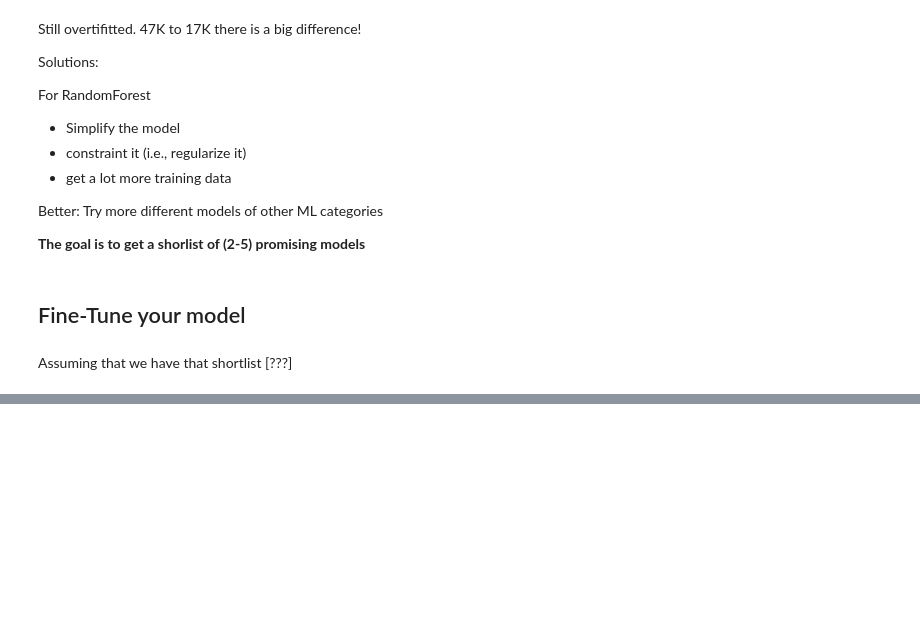
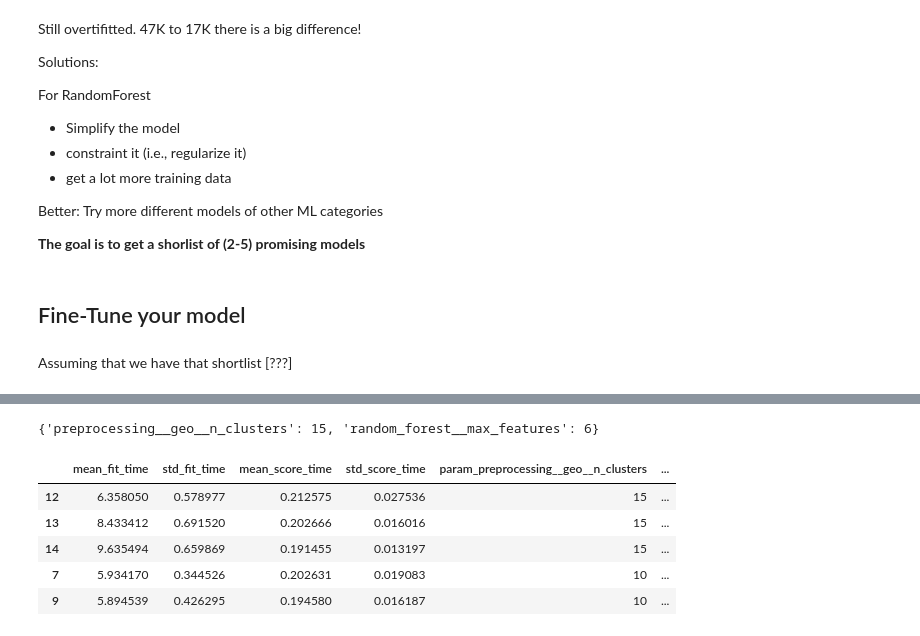
Before and after one commit to alvarohernandezalt/ML_SCKT_TF_Geron, a Jupyter notebook: C02_CaliforniaHousingPrice.ipynb, the cells around one changed output, grey strips where cells are left out. Drawn from its saved outputs; the diff is of its cells as text; code cells hidden in the pictures; blank space fills up the shorter version.

```diff
--- a/C02_CaliforniaHousingPrice.ipynb
+++ b/C02_CaliforniaHousingPrice.ipynb
@@ -1242,0 +1247,17 @@ Assuming that we have that shortlist [???]
+# %%
+from sklearn.model_selection import GridSearchCV
+
+full_pipeline = Pipeline([
+    ('preprocessing',preprocessing),
+    ('random_forest',RandomForestRegressor(random_state=42)),
+])
+
+param_grid = [
+    {'preprocessing__geo__n_clusters':[5,8,10],
+     'random_forest__max_features':[4,6,8]},
+    {'preprocessing__geo__n_clusters':[10,15],
+     'random_forest__max_features':[6,8,10]}]
+
+grid_search = GridSearchCV(full_pipeline, param_grid, cv=3,
+                           scoring='neg_root_mean_squared_error')
+grid_search.fit(housing, housing_labels)
@@ -1242,0 +1284,15 @@ Assuming that we have that shortlist [???]
+# %%
+grid_search.best_params_
+# %% [output]
+{'preprocessing__geo__n_clusters': 15, 'random_forest__max_features': 6}
+# %%
+cv_res = pd.DataFrame(grid_search.cv_results_)
+cv_res.sort_values(by='mean_test_score',ascending=False, inplace=True)
+cv_res.head()
+# %% [output]
+|  | mean_fit_time | std_fit_time | mean_score_time | std_score_time | param_preprocessing__geo__n_clusters | ... |
+| 12 | 6.358050 | 0.578977 | 0.212575 | 0.027536 | 15 | ... |
+| 13 | 8.433412 | 0.691520 | 0.202666 | 0.016016 | 15 | ... |
+| 14 | 9.635494 | 0.659869 | 0.191455 | 0.013197 | 15 | ... |
+| 7 | 5.934170 | 0.344526 | 0.202631 | 0.019083 | 10 | ... |
+| 9 | 5.894539 | 0.426295 | 0.194580 | 0.016187 | 10 | ... |
```
Also changed, not shown: parts of 2 cells of this notebook.
